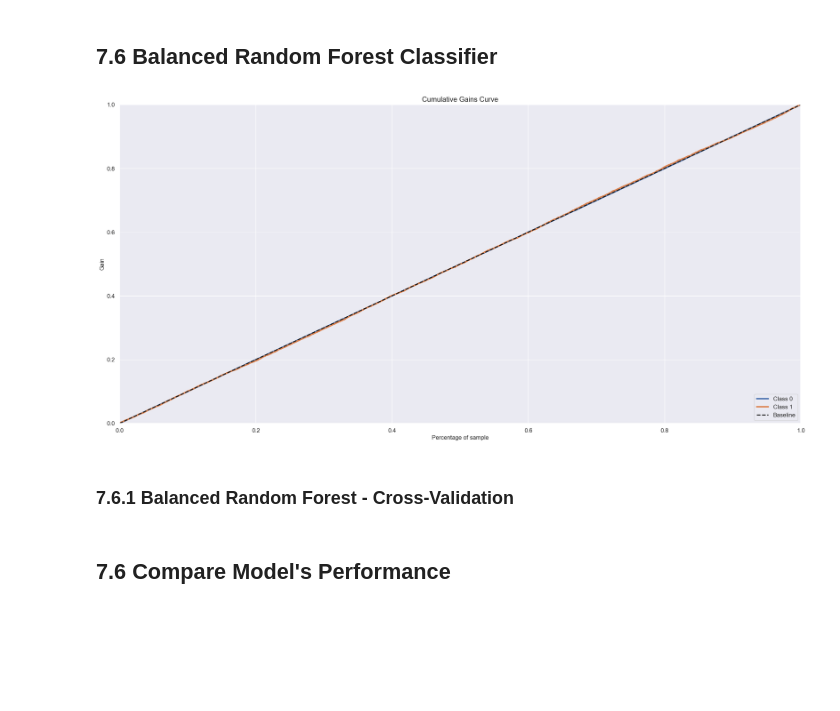
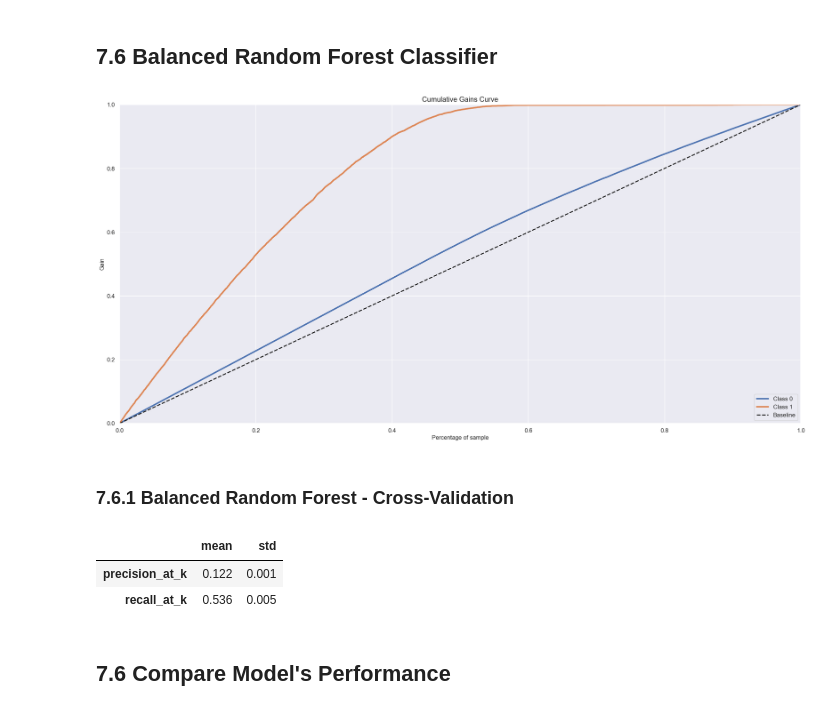
Before and after one commit to SamuelOliveirads/Health_Insurance_Cross_Sell, a Jupyter notebook: notebooks/v1-m8.0-hics-hyper-parameter-fine-tunning.ipynb, the cells around one changed output. Saved outputs shown, nothing was run; the diff lists cells and outputs as text; code cells hidden in the pictures; blank space fills up the shorter version.

```diff
--- a/notebooks/v1-m8.0-hics-hyper-parameter-fine-tunning.ipynb
+++ b/notebooks/v1-m8.0-hics-hyper-parameter-fine-tunning.ipynb
@@ -896,13 +903,14 @@ cv_lr
 
 # -------------- Saving and Loading model -------------------
 # saving results
-#pickle.dump(yhat_et, open('../models/yhat_et.pkl', 'wb'))
+#plot_et = skplt.metrics.plot_cumulative_gain( y_val, yhat_et);
+#pickle.dump(plot_et, open('../data/interim/plot_et.pkl', 'wb'))
 
 # loading results
-file = open('../models/yhat_et.pkl','rb')
-yhat_et = pickle.load(file)
+file = open('../data/interim/plot_et.pkl','rb')
+plot_et = pickle.load(file)
 file.close()
 
 # ---------- Metrics ------------------
 # Accumulative Gain
-#skplt.metrics.plot_cumulative_gain( y_val, yhat_et );
+plot_et;
@@ -937,7 +947,16 @@ cv_et
 # model prediction
 #yhat_xgb = xgb_model.predict_proba( x_val )
 
+# -------------- Saving and Loading model -------------------
+# saving results
+#plot_xbg = skplt.metrics.plot_cumulative_gain( y_val, yhat_xgb );
+#pickle.dump(plot_xbg, open('../data/interim/plot_xbg.pkl', 'wb'))
+
+# loading results
+file = open('../data/interim/plot_xbg.pkl','rb')
+plot_xbg = pickle.load(file)
+file.close()
 
 # ---------- Metrics ------------------
 # Accumulative Gain
-#skplt.metrics.plot_cumulative_gain( y_val, yhat_xgb );
+plot_xbg;
@@ -1019,27 +1023,28 @@ Iteration number:20
 # %%
 # model definition
 #brf_model = ien.BalancedRandomForestClassifier(n_estimators=1000, n_jobs=-1, random_state=42, sampling_strategy=0.14)
 
 # model training
 #brf_model.fit( x_train, y_train )
 
 # model prediction
 #yhat_brf = brf_model.predict_proba( x_val )
 
 # -------------- Saving and Loading model -------------------
 # saving results
-#pickle.dump(yhat_brf, open('../models/yhat_brf.pkl', 'wb'))
+#plot_brf = skplt.metrics.plot_cumulative_gain( y_val, yhat_brf )
+#pickle.dump(plot_brf, open('../data/interim/plot_brf.pkl', 'wb'))
 
 # loading results
-file = open('../models/yhat_brf.pkl','rb')
-yhat_brf = pickle.load(file)
+file = open('../data/interim/plot_brf.pkl','rb')
+table_brf = pickle.load(file)
 file.close()
 
 # ---------- Metrics ------------------
 # Accumulative Gain
-skplt.metrics.plot_cumulative_gain( y_val, yhat_brf );
+table_brf;
 # %% [output]
-[figure, old version]
+[figure, new version]
 # %% [markdown]
 ### 7.6.1 Balanced Random Forest - Cross-Validation
 # %%
@@ -1050,11 +1055,15 @@ skplt.metrics.plot_cumulative_gain( y_val, yhat_brf );
 #pickle.dump(cv_brf, open('../data/processed/cv_brf.pkl', 'wb'))
 
 # loading results
-#file = open('../data/processed/cv_brf.pkl','rb')
-#cv_brf = pickle.load(file)
-#file.close()
+file = open('../data/processed/cv_brf.pkl','rb')
+cv_brf = pickle.load(file)
+file.close()
 
-#cv_brf
+cv_brf
+# %% [output]
+|  | mean | std |
+| precision_at_k | 0.122 | 0.001 |
+| recall_at_k | 0.536 | 0.005 |
 # %% [markdown]
 ## 7.6 Compare Model's Performance
 # %% [markdown]
```
Also changed, not shown: parts of 18 cells of this notebook, 9 other files.
